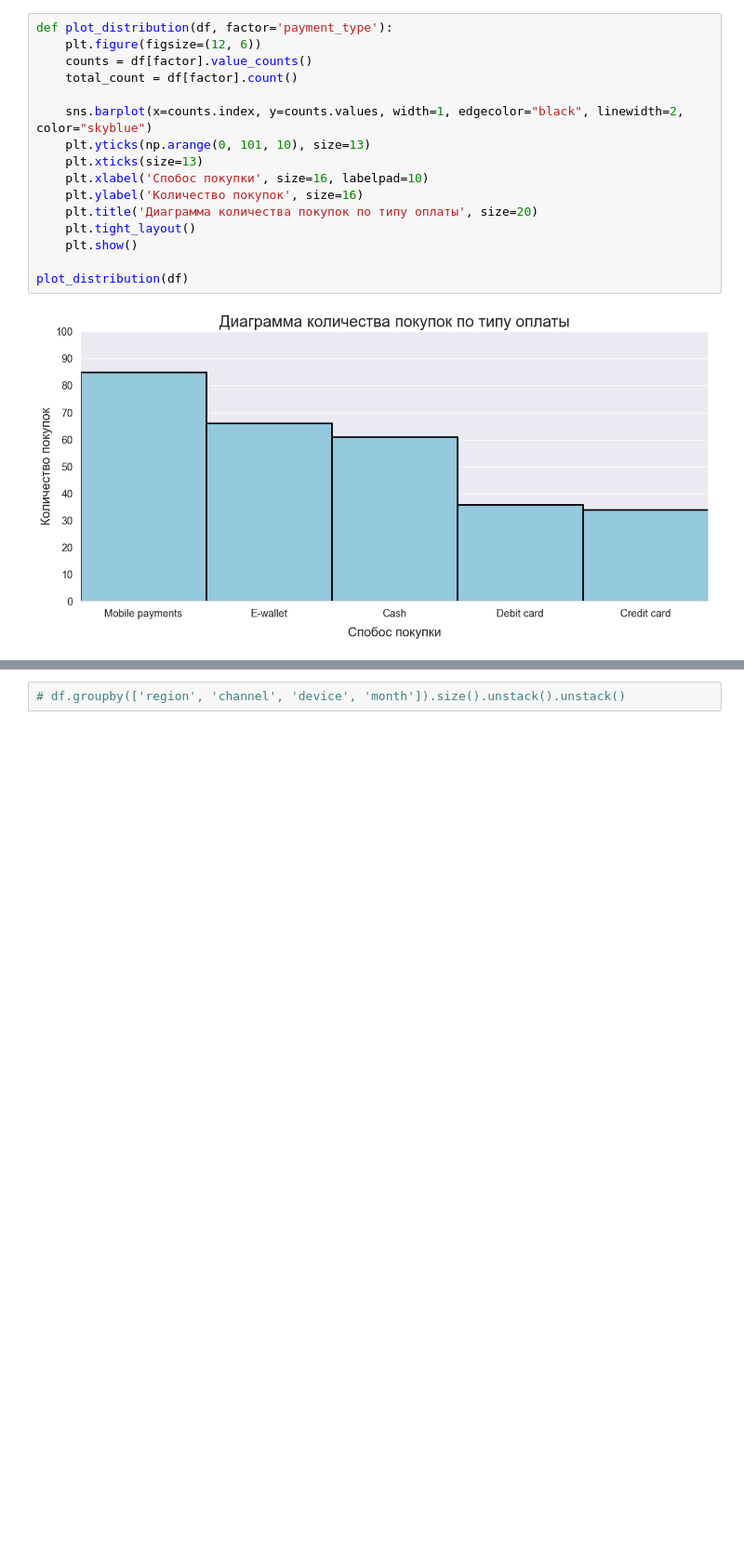
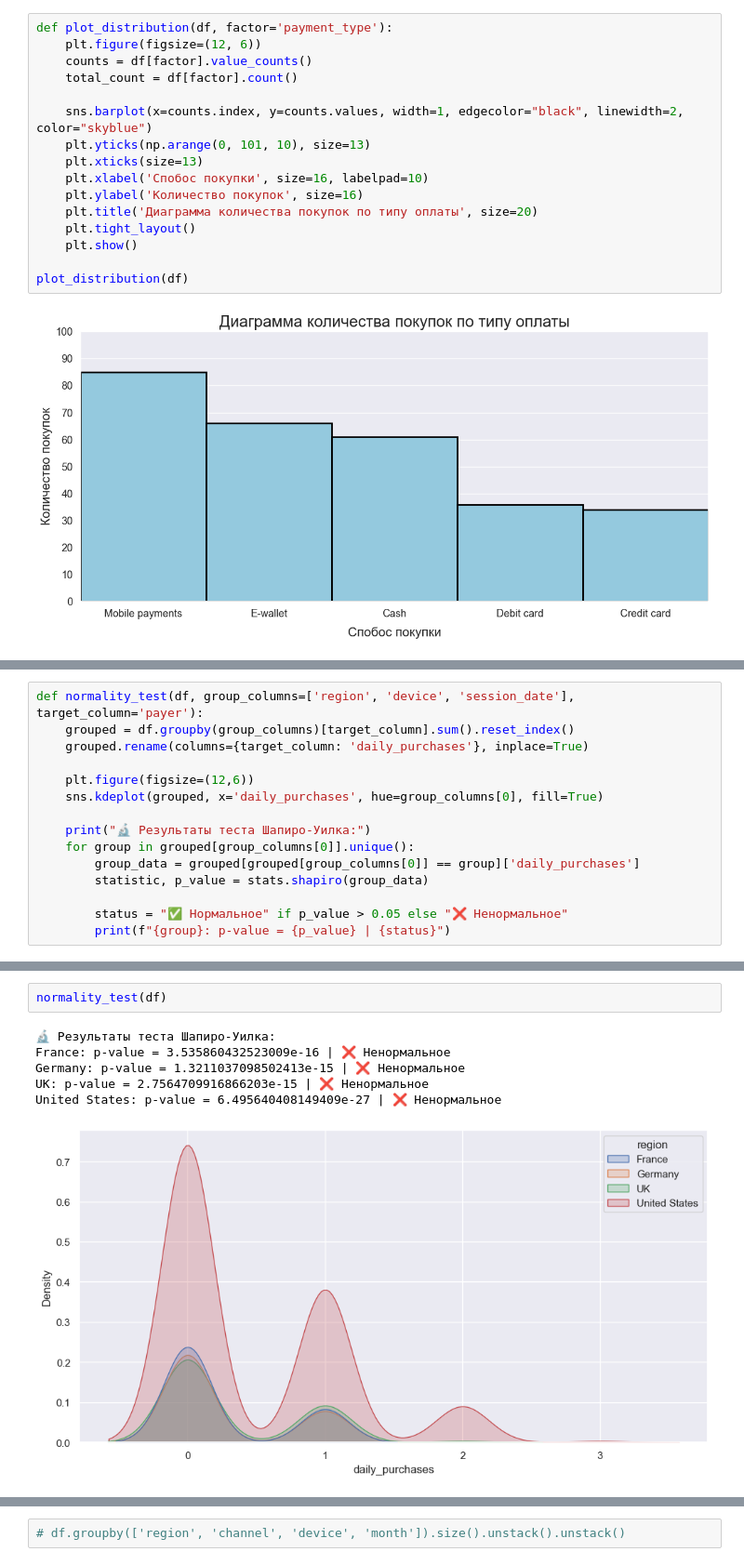
Before and after one commit to abrormaksudov/data_analysis_yl, a Jupyter notebook: FCKN_ANALYSIS.ipynb, the cells around one changed output, grey strips where cells are left out. Shown: that part at 93% size. Drawn from its saved outputs; the diff is of its cells as text; blank space fills up the shorter version.

```diff
--- a/FCKN_ANALYSIS.ipynb
+++ b/FCKN_ANALYSIS.ipynb
@@ -577,0 +952,15 @@ plot_distribution(df)
+# %%
+def normality_test(df, group_columns=['region', 'device', 'session_date'], target_column='payer'):
+    grouped = df.groupby(group_columns)[target_column].sum().reset_index()
+    grouped.rename(columns={target_column: 'daily_purchases'}, inplace=True)
+
+    plt.figure(figsize=(12,6))
+    sns.kdeplot(grouped, x='daily_purchases', hue=group_columns[0], fill=True)
+
+    print("🔬 Результаты теста Шапиро-Уилка:")
+    for group in grouped[group_columns[0]].unique():
+        group_data = grouped[grouped[group_columns[0]] == group]['daily_purchases']
+        statistic, p_value = stats.shapiro(group_data)
+
+        status = "✅ Нормальное" if p_value > 0.05 else "❌ Ненормальное"
+        print(f"{group}: p-value = {p_value} | {status}")
@@ -577,0 +972,9 @@ plot_distribution(df)
+# %%
+normality_test(df)
+# %% [output]
+🔬 Результаты теста Шапиро-Уилка:
+France: p-value = 3.535860432523009e-16 | ❌ Ненормальное
+Germany: p-value = 1.3211037098502413e-15 | ❌ Ненормальное
+UK: p-value = 2.7564709916866203e-15 | ❌ Ненормальное
+United States: p-value = 6.495640408149409e-27 | ❌ Ненормальное
+[figure, added]
```
Also changed, not shown: parts of 40 cells of this notebook, 3 other files.
